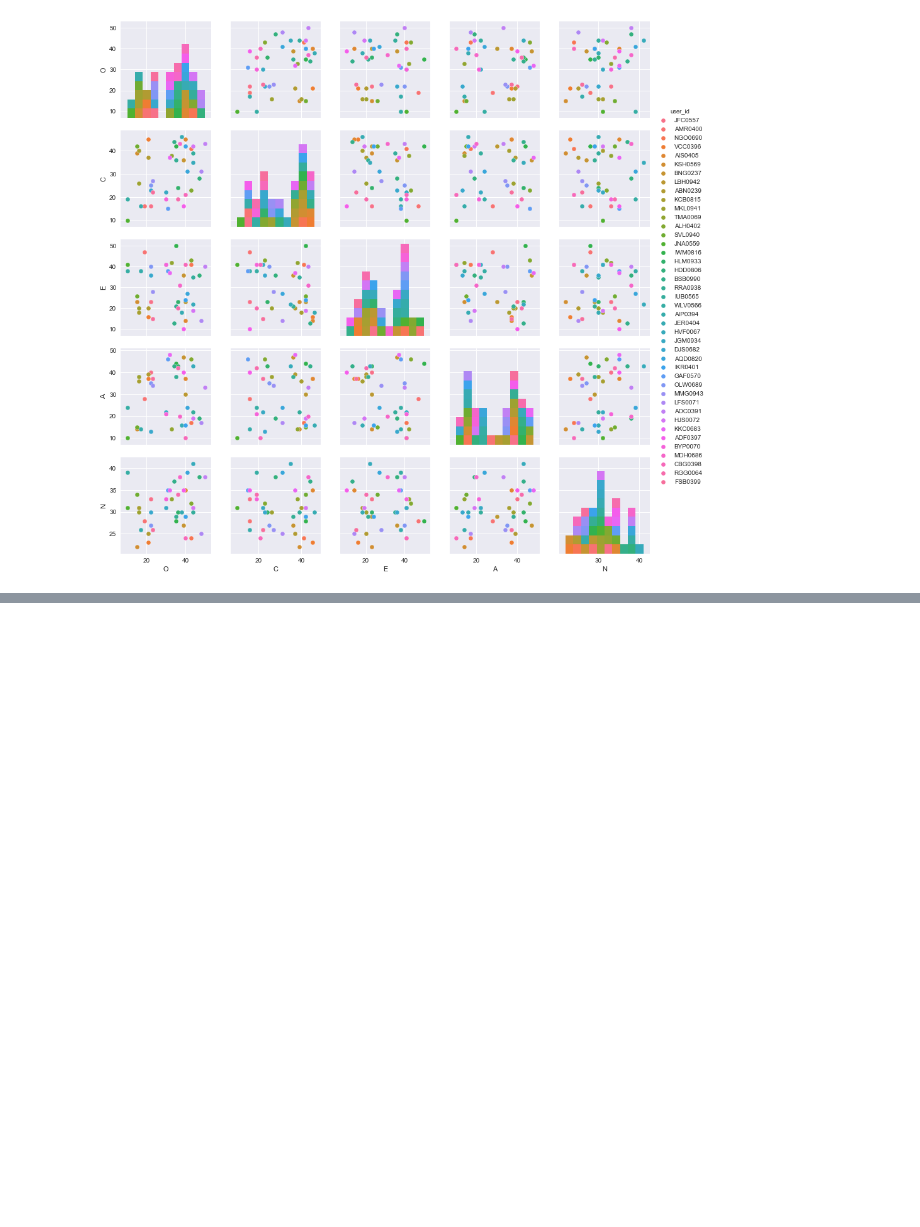
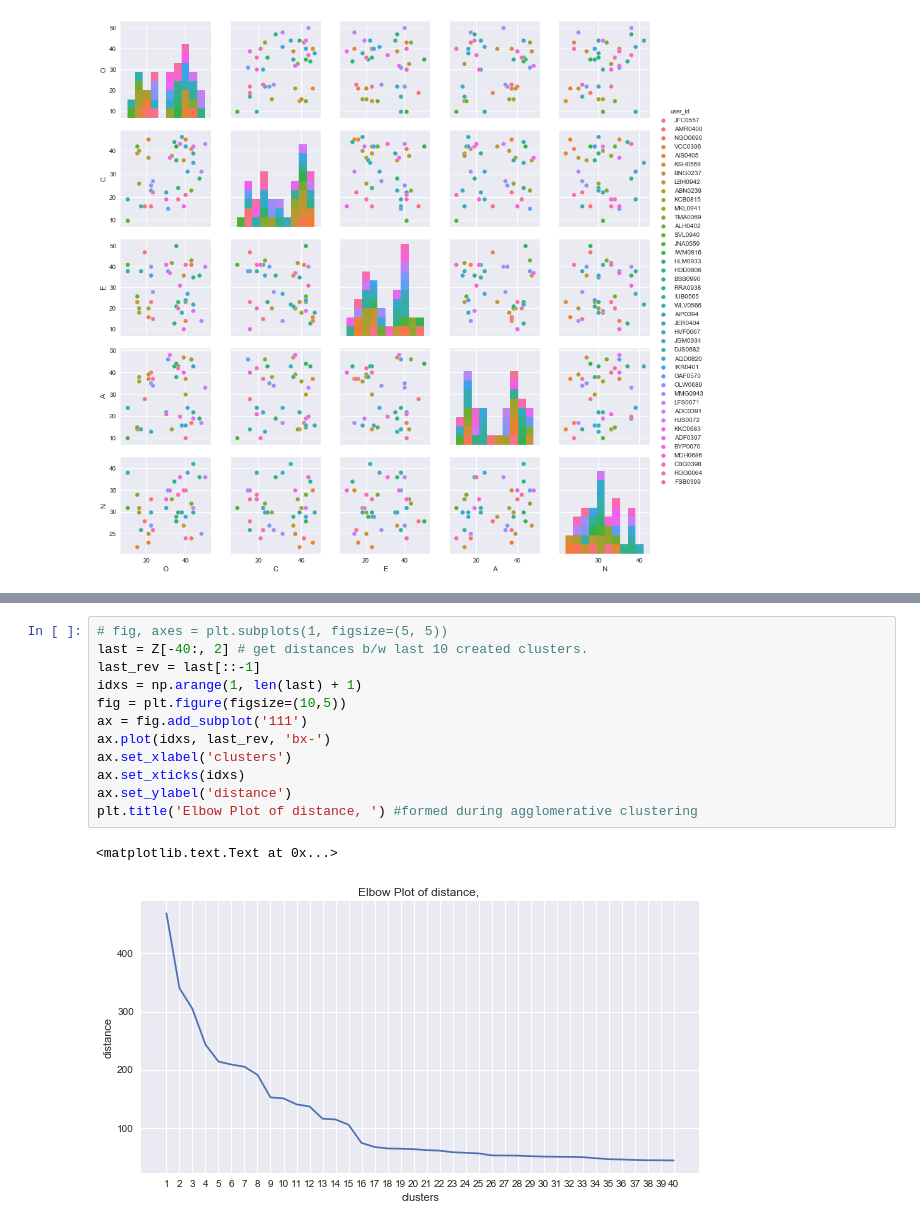
Before and after one commit to TalhaGhaffar/Data-Analytics, a Jupyter notebook: Distribution of OCEAN.ipynb, the cells around one changed output, grey strips where cells are left out. Drawn from its saved outputs; the diff is of its cells as text; blank space fills up the shorter version.

```diff
--- a/Distribution of OCEAN.ipynb
+++ b/Distribution of OCEAN.ipynb
@@ -139,0 +164,15 @@ sns.pairplot(employee_info[employee_info['role']=='SoftwareEngineer'], x_vars=['
+# %%
+# fig, axes = plt.subplots(1, figsize=(5, 5))
+last = Z[-40:, 2] # get distances b/w last 10 created clusters.
+last_rev = last[::-1]
+idxs = np.arange(1, len(last) + 1)
+fig = plt.figure(figsize=(10,5))
+ax = fig.add_subplot('111')
+ax.plot(idxs, last_rev, 'bx-')
+ax.set_xlabel('clusters')
+ax.set_xticks(idxs)
+ax.set_ylabel('distance')
+plt.title('Elbow Plot of distance, ') #formed during agglomerative clustering
+# %% [output]
+<matplotlib.text.Text at 0x...>
+[figure, added]
```
Also changed, not shown: parts of 8 cells of this notebook, 2 other files.
